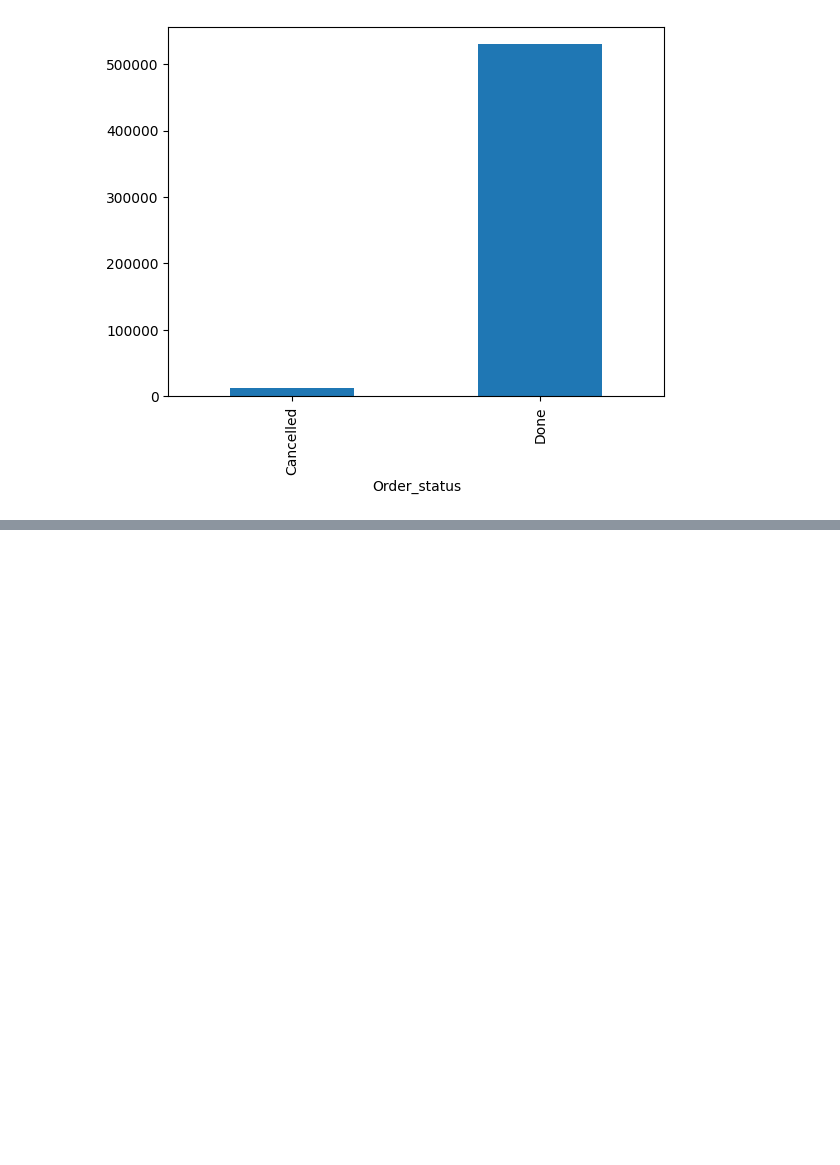
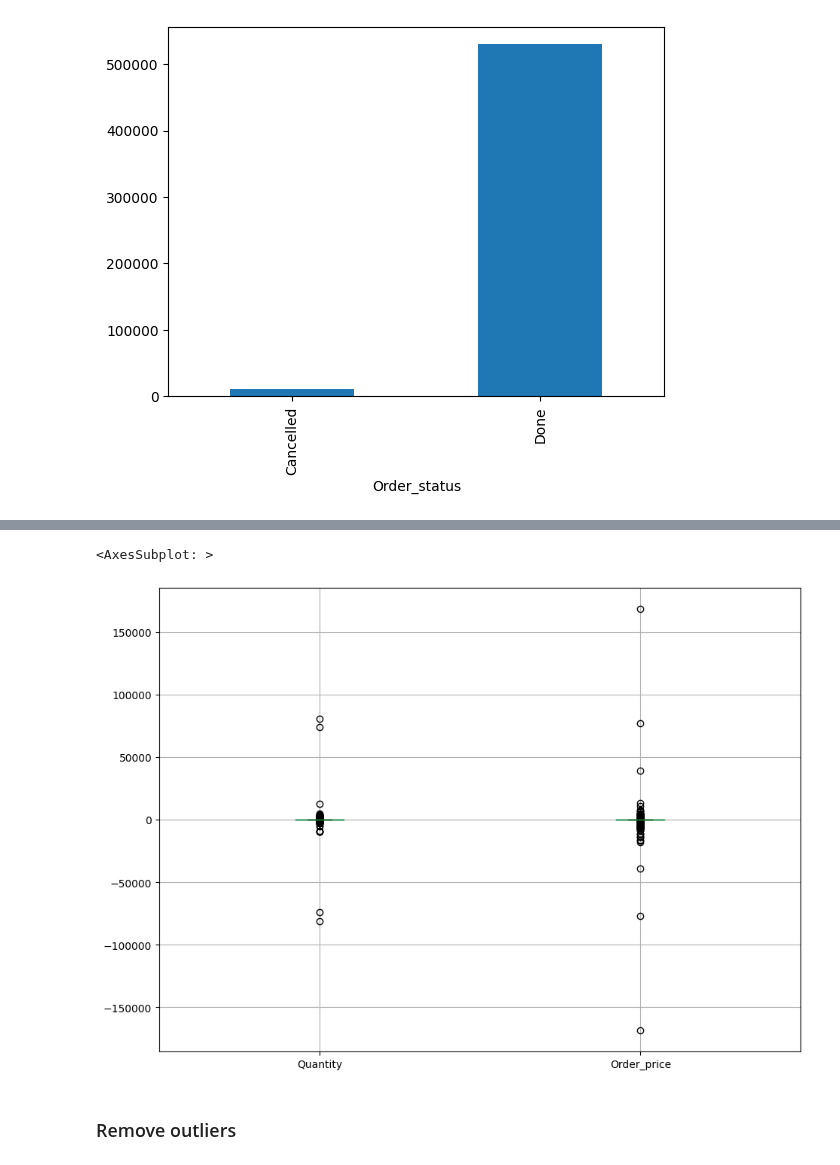
Before and after one commit to AdvancedGroupBootcamp/ai_marie_alex_moussa, a Jupyter notebook: Clustering and Reduction/Clustering.ipynb, the cells around one changed output, grey strips where cells are left out. Cells and saved outputs as stored; diff of their text form; code cells hidden in the pictures; blank space fills up the shorter version.

```diff
--- a/Clustering and Reduction/Clustering.ipynb
+++ b/Clustering and Reduction/Clustering.ipynb
@@ -146,0 +244,7 @@ clust_data.groupby("Order_status").count()["InvoiceNo"].plot(kind="bar")
+# %%
+clust_data[['Quantity', 'Order_price']].boxplot(figsize=figsize)
+# %% [output]
+<AxesSubplot: >
+[figure, added]
+# %% [markdown]
+### Remove outliers
```
Also changed, not shown: parts of 26 cells of this notebook.
